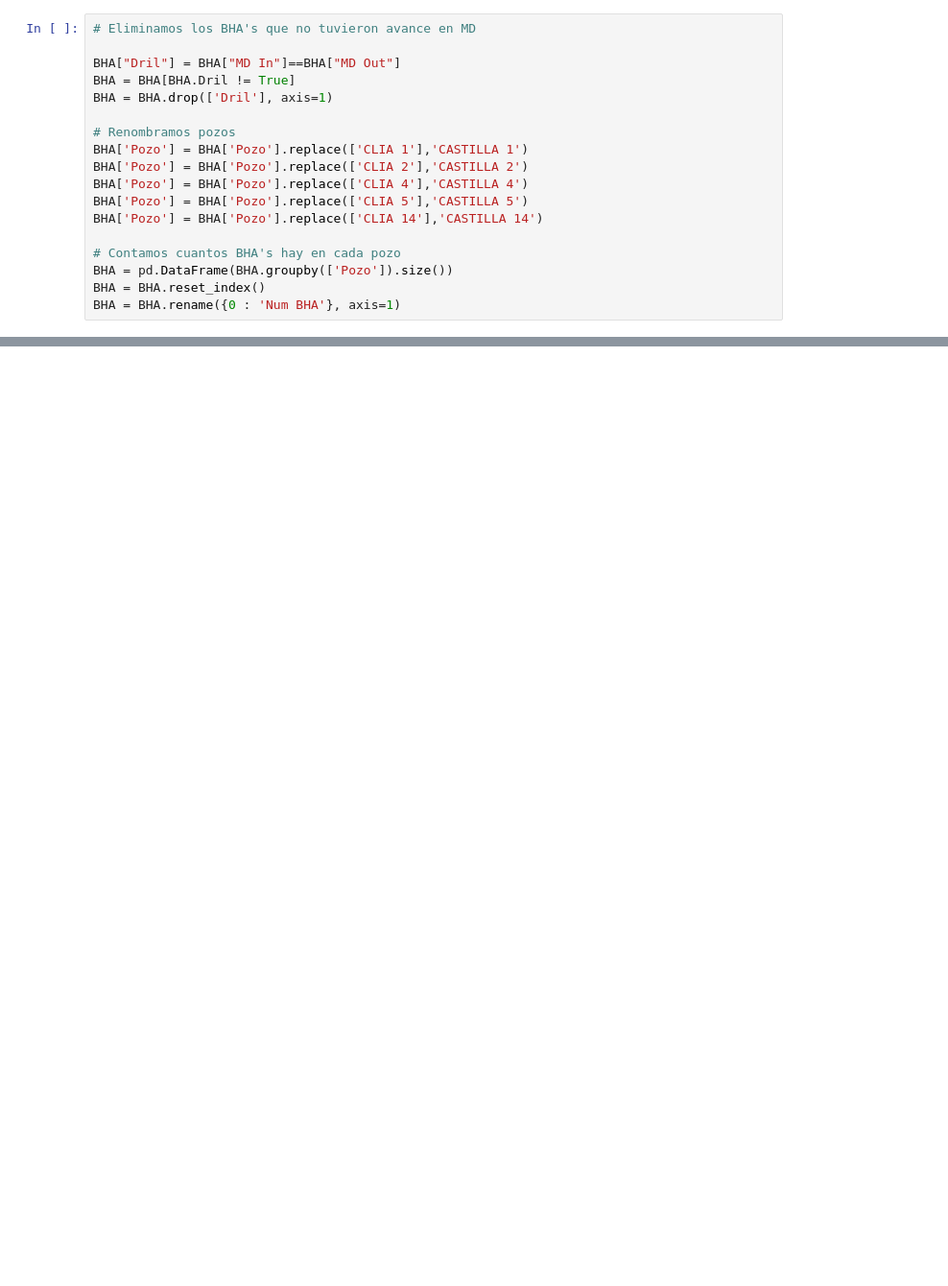
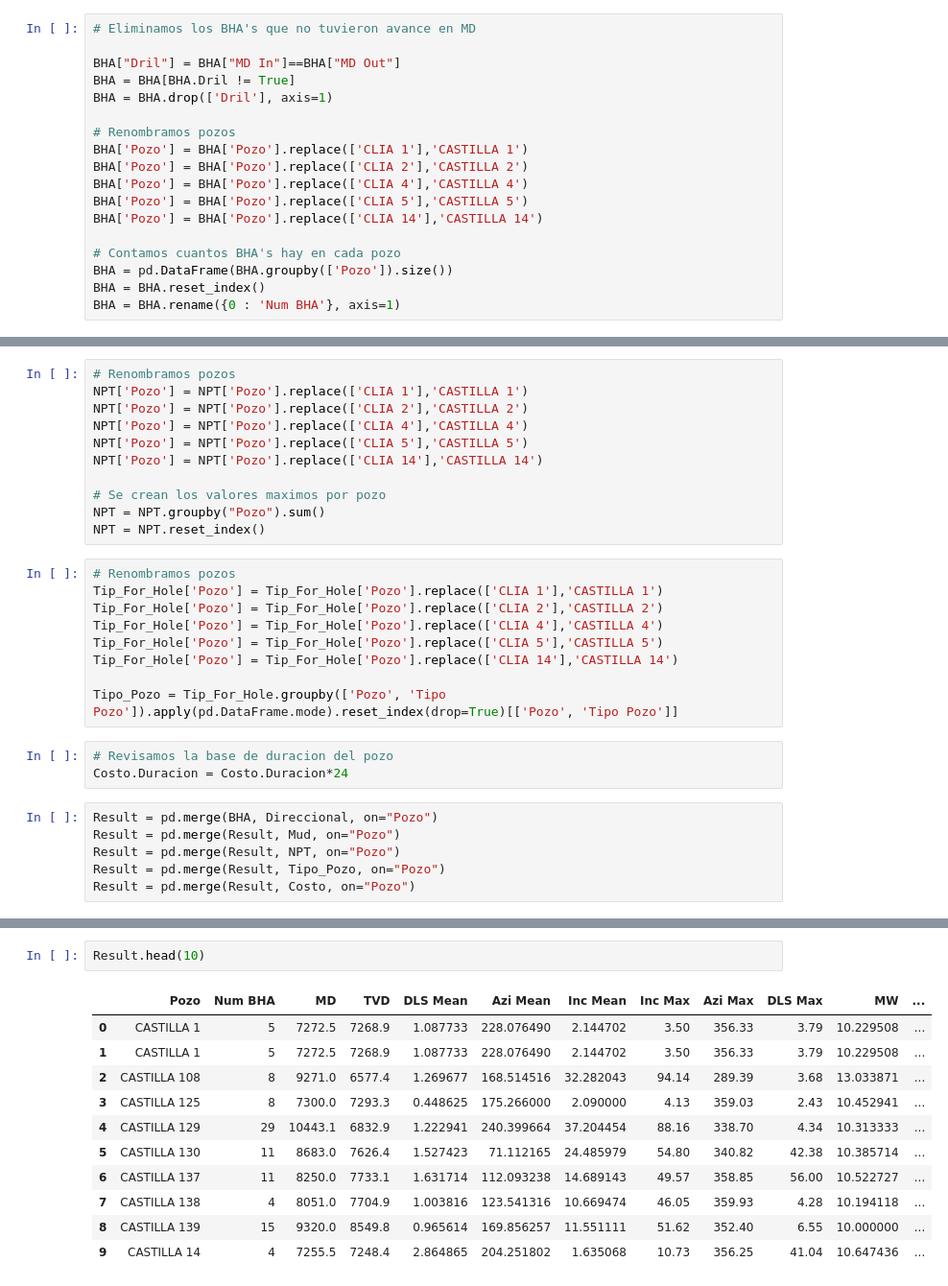
Before and after one commit to diegojeda/Prediccion-NPT, a Jupyter notebook: Pred_Cost_NPT_Cast.ipynb, the cells around one changed output, grey strips where cells are left out. Shown at 96% size. Drawn from its saved outputs; the diff is of its cells as text; blank space fills up the shorter version.

```diff
--- a/Pred_Cost_NPT_Cast.ipynb
+++ b/Pred_Cost_NPT_Cast.ipynb
@@ -157,0 +159,29 @@ Index(['Pozo', 'Num BHA'], dtype='object')
+# %%
+# Renombramos pozos
+NPT['Pozo'] = NPT['Pozo'].replace(['CLIA 1'],'CASTILLA 1')
+NPT['Pozo'] = NPT['Pozo'].replace(['CLIA 2'],'CASTILLA 2')
+NPT['Pozo'] = NPT['Pozo'].replace(['CLIA 4'],'CASTILLA 4')
+NPT['Pozo'] = NPT['Pozo'].replace(['CLIA 5'],'CASTILLA 5')
+NPT['Pozo'] = NPT['Pozo'].replace(['CLIA 14'],'CASTILLA 14')
+
+# Se crean los valores maximos por pozo
+NPT = NPT.groupby("Pozo").sum()
+NPT = NPT.reset_index()
+# %%
+# Renombramos pozos
+Tip_For_Hole['Pozo'] = Tip_For_Hole['Pozo'].replace(['CLIA 1'],'CASTILLA 1')
+Tip_For_Hole['Pozo'] = Tip_For_Hole['Pozo'].replace(['CLIA 2'],'CASTILLA 2')
+Tip_For_Hole['Pozo'] = Tip_For_Hole['Pozo'].replace(['CLIA 4'],'CASTILLA 4')
+Tip_For_Hole['Pozo'] = Tip_For_Hole['Pozo'].replace(['CLIA 5'],'CASTILLA 5')
+Tip_For_Hole['Pozo'] = Tip_For_Hole['Pozo'].replace(['CLIA 14'],'CASTILLA 14')
+
+Tipo_Pozo = Tip_For_Hole.groupby(['Pozo', 'Tipo Pozo']).apply(pd.DataFrame.mode).reset_index(drop=True)[['Pozo', 'Tipo Pozo']]
+# %%
+# Revisamos la base de duracion del pozo
+Costo.Duracion = Costo.Duracion*24
+# %%
+Result = pd.merge(BHA, Direccional, on="Pozo")
+Result = pd.merge(Result, Mud, on="Pozo")
+Result = pd.merge(Result, NPT, on="Pozo")
+Result = pd.merge(Result, Tipo_Pozo, on="Pozo")
+Result = pd.merge(Result, Costo, on="Pozo")
@@ -157,0 +204,14 @@ Index(['Pozo', 'Num BHA'], dtype='object')
+# %%
+Result.head(10)
+# %% [output]
+|  | Pozo | Num BHA | MD | TVD | DLS Mean | Azi Mean | Inc Mean | Inc Max | Azi Max | DLS Max | MW | ... |
+| 0 | CASTILLA 1 | 5 | 7272.5 | 7268.9 | 1.087733 | 228.076490 | 2.144702 | 3.50 | 356.33 | 3.79 | 10.229508 | ... |
+| 1 | CASTILLA 1 | 5 | 7272.5 | 7268.9 | 1.087733 | 228.076490 | 2.144702 | 3.50 | 356.33 | 3.79 | 10.229508 | ... |
+| 2 | CASTILLA 108 | 8 | 9271.0 | 6577.4 | 1.269677 | 168.514516 | 32.282043 | 94.14 | 289.39 | 3.68 | 13.033871 | ... |
+| 3 | CASTILLA 125 | 8 | 7300.0 | 7293.3 | 0.448625 | 175.266000 | 2.090000 | 4.13 | 359.03 | 2.43 | 10.452941 | ... |
+| 4 | CASTILLA 129 | 29 | 10443.1 | 6832.9 | 1.222941 | 240.399664 | 37.204454 | 88.16 | 338.70 | 4.34 | 10.313333 | ... |
+| 5 | CASTILLA 130 | 11 | 8683.0 | 7626.4 | 1.527423 | 71.112165 | 24.485979 | 54.80 | 340.82 | 42.38 | 10.385714 | ... |
+| 6 | CASTILLA 137 | 11 | 8250.0 | 7733.1 | 1.631714 | 112.093238 | 14.689143 | 49.57 | 358.85 | 56.00 | 10.522727 | ... |
+| 7 | CASTILLA 138 | 4 | 8051.0 | 7704.9 | 1.003816 | 123.541316 | 10.669474 | 46.05 | 359.93 | 4.28 | 10.194118 | ... |
+| 8 | CASTILLA 139 | 15 | 9320.0 | 8549.8 | 0.965614 | 169.856257 | 11.551111 | 51.62 | 352.40 | 6.55 | 10.000000 | ... |
+| 9 | CASTILLA 14 | 4 | 7255.5 | 7248.4 | 2.864865 | 204.251802 | 1.635068 | 10.73 | 356.25 | 41.04 | 10.647436 | ... |
```
Also changed, not shown: parts of 10 cells of this notebook.
